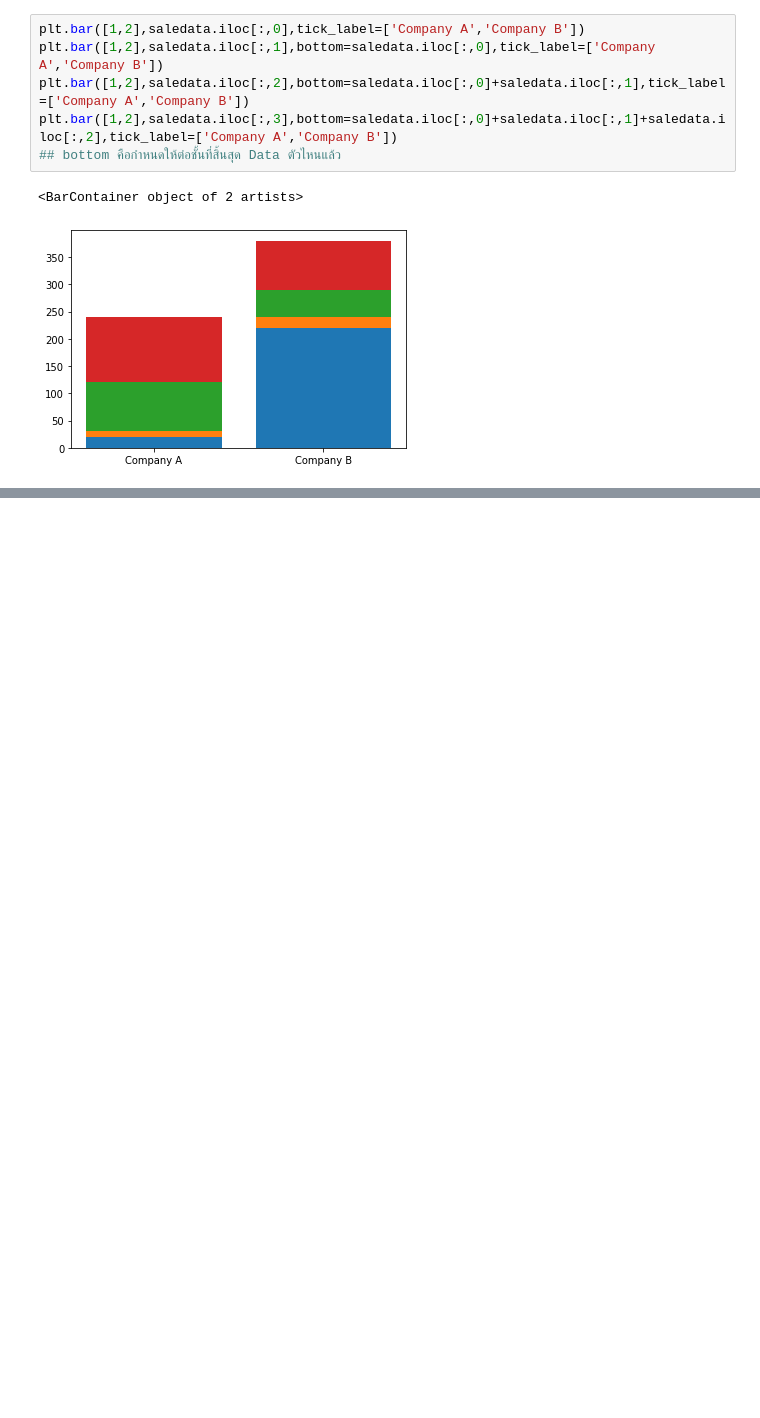
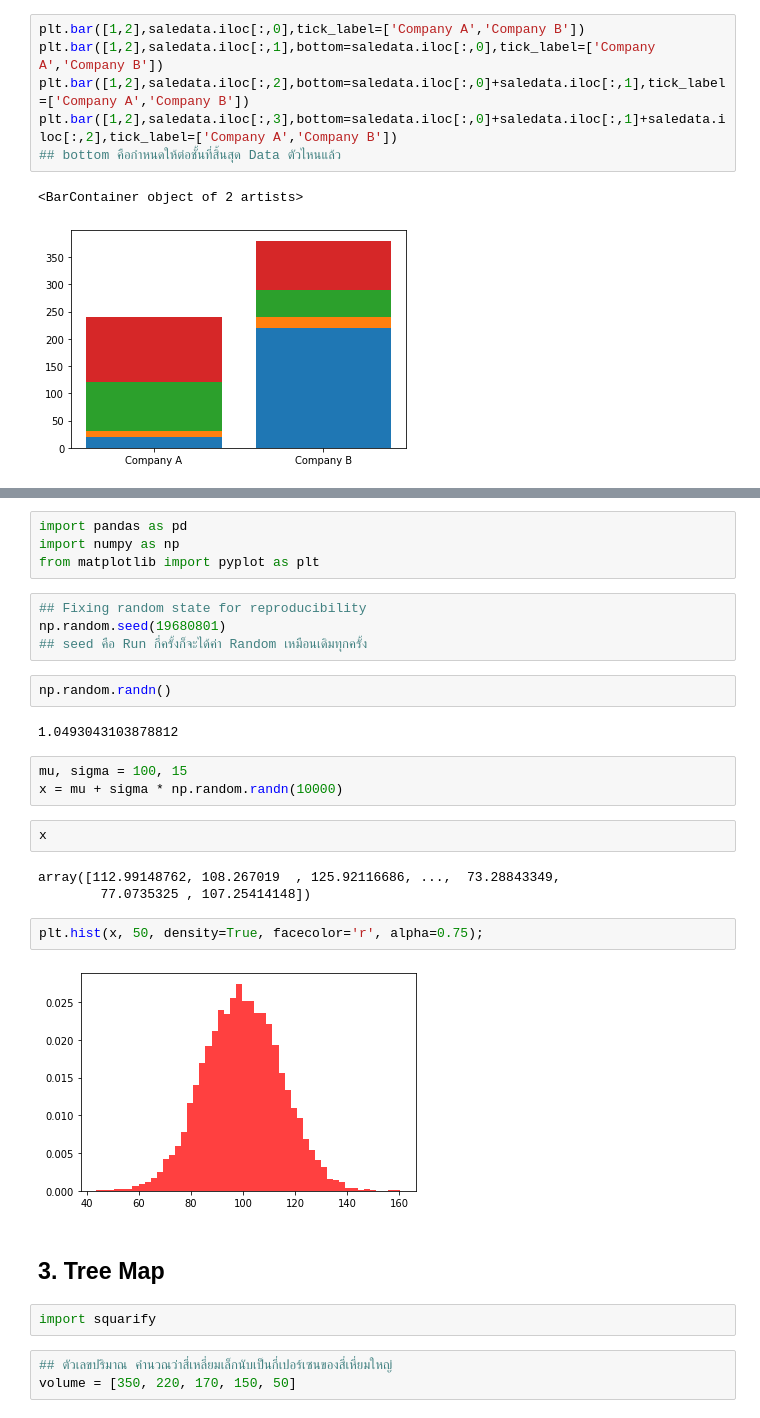
Before and after one commit to WiratchawaKannika/python_dataviz, a Jupyter notebook: Visualize Data Comparison.ipynb, the cells around one changed output, grey strips where cells are left out. Cells and saved outputs as stored; diff of their text form; blank space fills up the shorter version.

Commit message:
Visualize Data Comparison

```diff
--- a/Visualize Data Comparison.ipynb
+++ b/Visualize Data Comparison.ipynb
@@ -117,0 +120,31 @@ plt.bar([1,2],saledata.iloc[:,3],bottom=saledata.iloc[:,0]+saledata.iloc[:,1]+sa
+# %%
+import pandas as pd
+import numpy as np
+from matplotlib import pyplot as plt
+# %%
+## Fixing random state for reproducibility
+np.random.seed(19680801)
+## seed คือ Run กี่ครั้งก็จะได้ค่า Random เหมือนเดิมทุกครั้ง
+# %%
+np.random.randn()
+# %% [output]
+1.0493043103878812
+# %%
+mu, sigma = 100, 15
+x = mu + sigma * np.random.randn(10000)
+# %%
+x
+# %% [output]
+array([112.99148762, 108.267019  , 125.92116686, ...,  73.28843349,
+        77.0735325 , 107.25414148])
+# %%
+plt.hist(x, 50, density=True, facecolor='r', alpha=0.75);
+# %% [output]
+[figure, added]
+# %% [markdown]
+## 3. Tree Map
+# %%
+import squarify
+# %%
+## ตัวเลขปริมาณ คำนวณว่าสี่เหลี่ยมเล็กนับเป็นกี่เปอร์เซนของสี่เหี่ยมใหญ่
+volume = [350, 220, 170, 150, 50]
```
Also changed, not shown: parts of 36 cells of this notebook.
